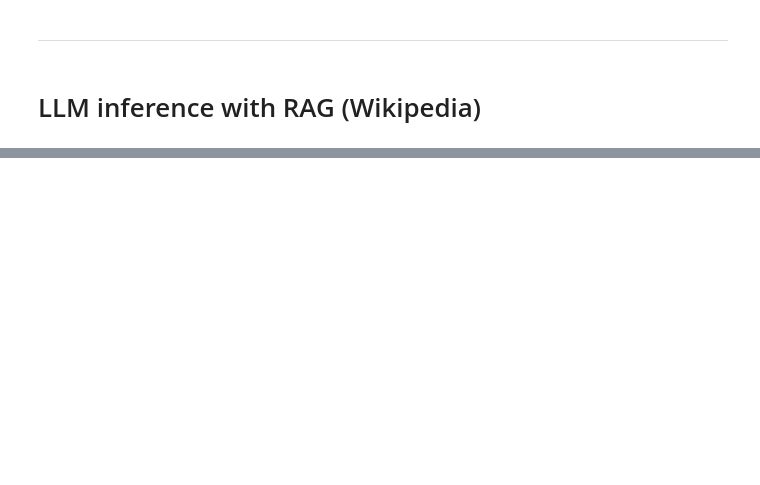
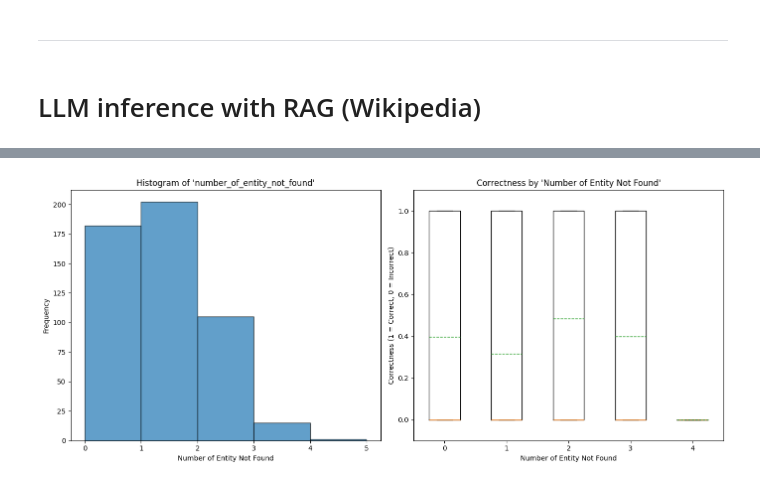
Before and after one commit to MarcChen/RAG-school-lab, a Jupyter notebook: SEBTI_Adam_CHEN_Marc_RAG.ipynb, the cells around one changed output, grey strips where cells are left out. Drawn from its saved outputs; the diff is of its cells as text; code cells hidden in the pictures; blank space fills up the shorter version.

Commit message:
Added plots and saved results on notebook

```diff
--- a/SEBTI_Adam_CHEN_Marc_RAG.ipynb
+++ b/SEBTI_Adam_CHEN_Marc_RAG.ipynb
@@ -225,7 +222,7 @@ dataset = "testset"
 input_json = load_json()
 outout_json = []
 
-for data in input_json[dataset]:
+for data in tqdm(input_json[dataset]):
   predicted_answer = ollama_llm(data["question"])
   output_data = get_output_json_format(data, predicted_answer)
   outout_json.append(output_data)
@@ -288,0 +274,4 @@ Accuracy: 20.00%
+# %%
+plot_json_analysis_with_boxplot(outout_json)
+# %% [output]
+[figure, added]
```
Also changed, not shown: parts of 9 cells of this notebook.
